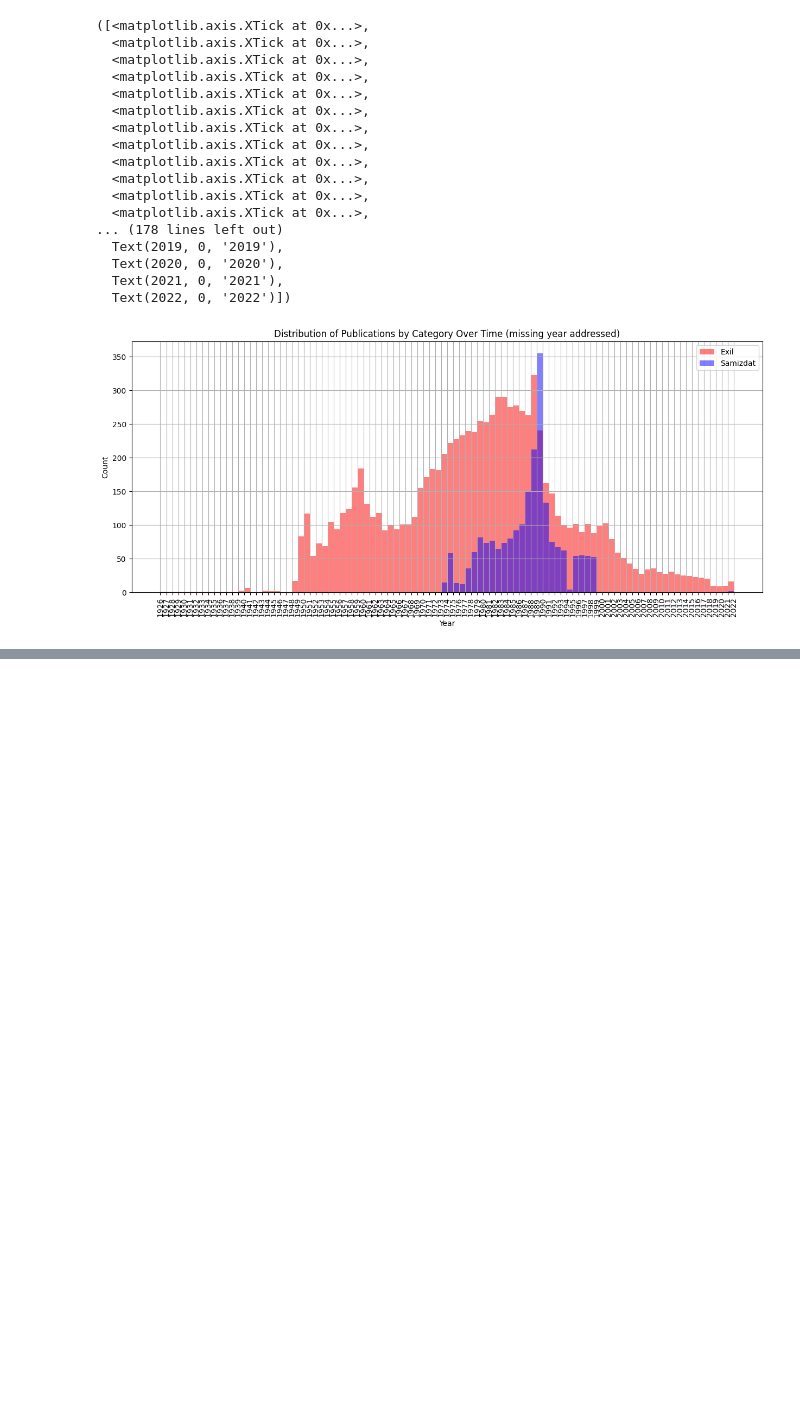
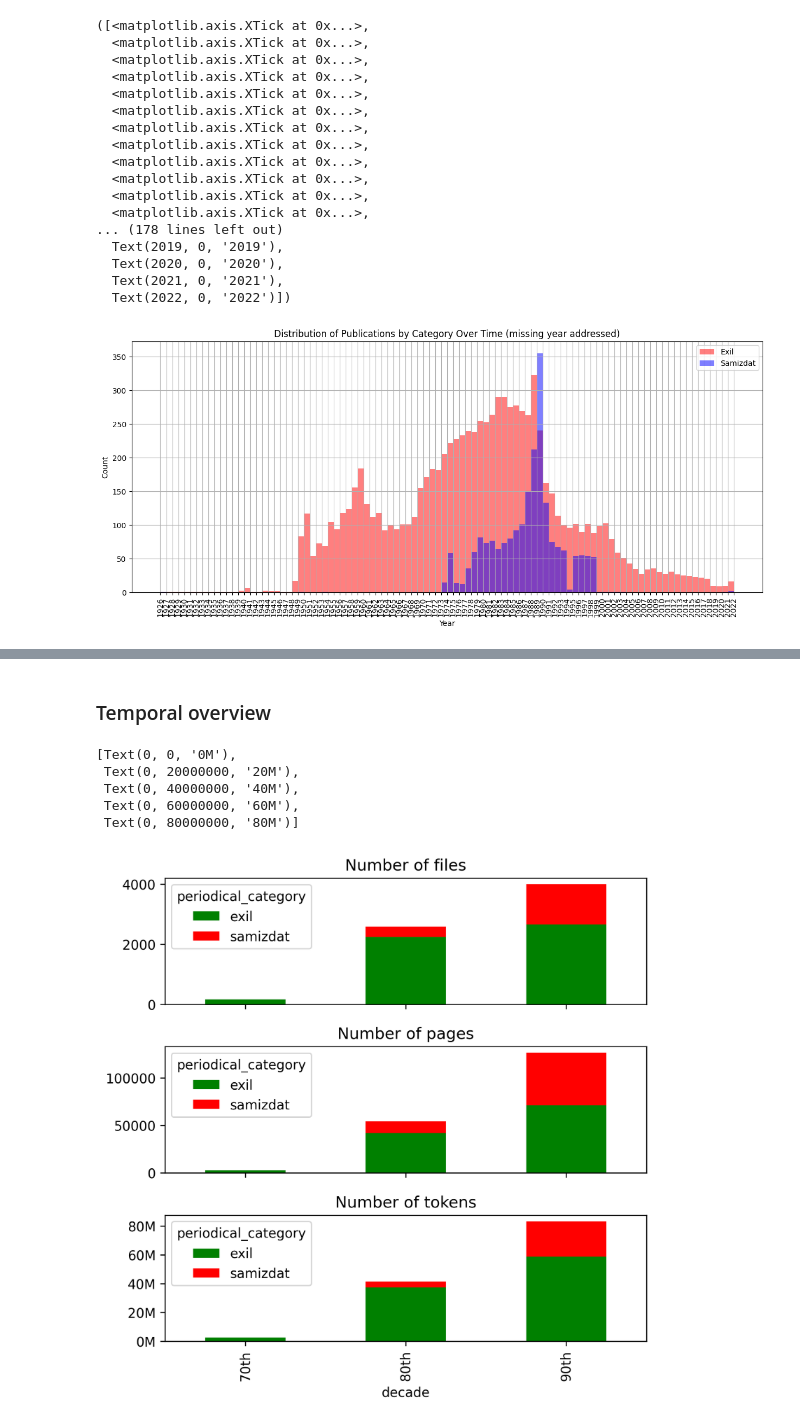
Before and after one commit to KvindtEva/SCRIPTUM, a Jupyter notebook: missing_year_extraction.ipynb, the cells around one changed output, grey strips where cells are left out. Cells and saved outputs as stored; diff of their text form; code cells hidden in the pictures; blank space fills up the shorter version.

```diff
--- a/missing_year_extraction.ipynb
+++ b/missing_year_extraction.ipynb
@@ -169,0 +160,35 @@ plt.xticks(bins, rotation=90)
+# %% [markdown]
+### Temporal overview
+# %%
+decade_bins = np.arange(1970, 2000, 10)
+decades_labels = ["70th", "80th", "90th"]
+
+fig, axs = plt.subplots(nrows=3, ncols=1, figsize=(6,6), dpi=300, tight_layout=True)
+decade_bins = np.arange(1940, 2000, 10)
+periodical_decade_counts = scriptum_df.groupby(['periodical_category', pd.cut(scriptum_df['year'], bins=decade_bins)], observed=True).size()
+periodical_decade_counts.unstack(level=0).plot(kind='bar', stacked=True, color=["green", "red"], ax=axs[0])
+axs[0].set_title("Number of files")
+axs[0].set_xticklabels([])
+axs[0].set_xlabel("")
+
+periodical_decade_counts = scriptum_df.groupby(['periodical_category', pd.cut(scriptum_df['year'], bins=decade_bins)], observed=True)["pages_N"].sum()
+periodical_decade_counts.unstack(level=0).plot(kind='bar', stacked=True, color=["green", "red"], ax=axs[1])
+axs[1].set_title("Number of pages")
+axs[1].set_xticklabels([])
+axs[1].set_xlabel("")
+
+
+periodical_decade_counts = scriptum_df.groupby(['periodical_category', pd.cut(scriptum_df['year'], bins=decade_bins)], observed=True)["tokens_N"].sum()
+periodical_decade_counts.unstack(level=0).plot(kind='bar', stacked=True, color=["green", "red"], ax=axs[2])
+axs[2].set_title("Number of tokens")
+axs[2].set_xticklabels(decades_labels)
+axs[2].set_xlabel("decade")
+axs[2].set_yticks(range(0,100000000, 20000000))
+axs[2].set_yticklabels([str(n)+ "M" for n in range(0,100, 20)])
+# %% [output]
+[Text(0, 0, '0M'),
+ Text(0, 20000000, '20M'),
+ Text(0, 40000000, '40M'),
+ Text(0, 60000000, '60M'),
+ Text(0, 80000000, '80M')]
+[figure, added]
```
Also changed, not shown: parts of 8 cells of this notebook, 1 other file.
